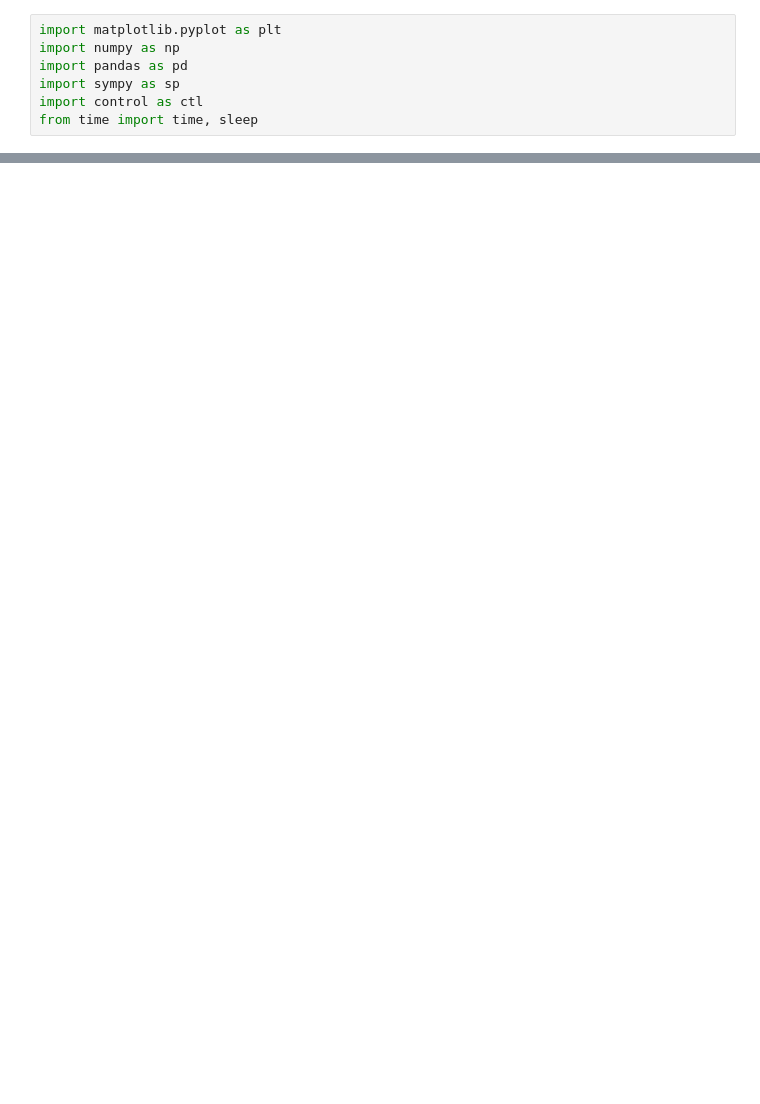
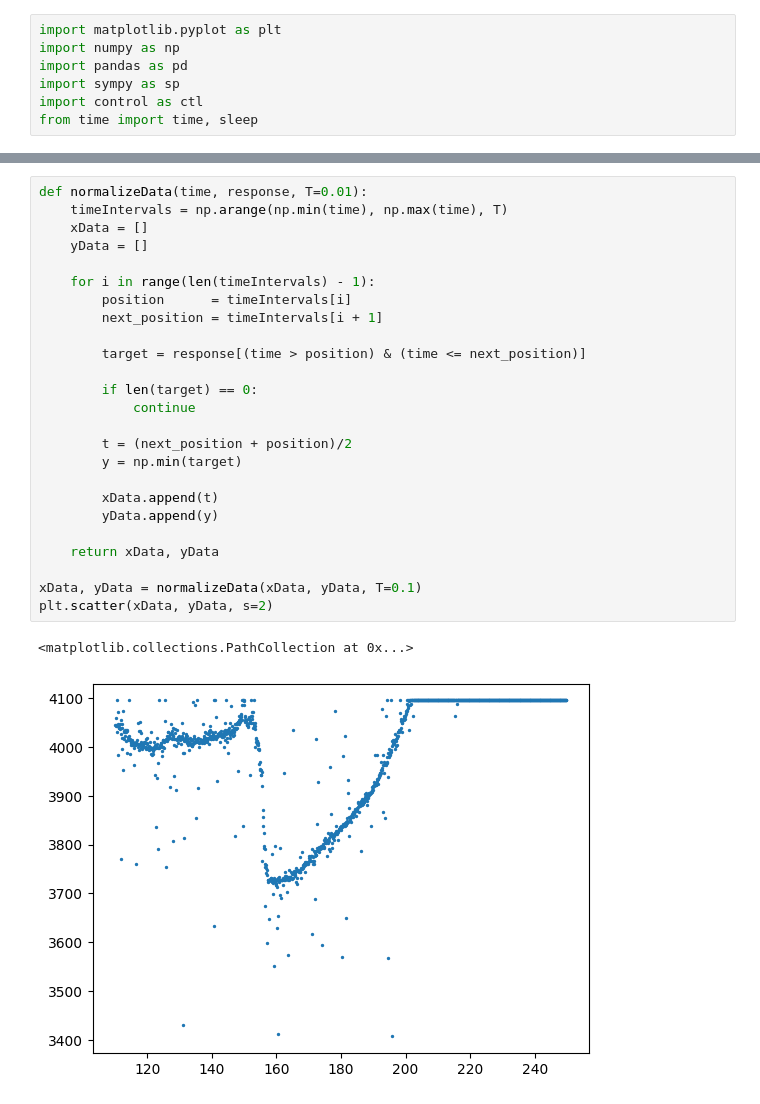
Before and after one commit to KlaussMarchi/FilterSensor, a Jupyter notebook: ANALYSIS/Analysys.ipynb, the cells around one changed output, grey strips where cells are left out. Saved outputs shown, nothing was run; the diff lists cells and outputs as text; blank space fills up the shorter version.

```diff
--- a/ANALYSIS/Analysys.ipynb
+++ b/ANALYSIS/Analysys.ipynb
@@ -195,0 +33,28 @@ No artists with labels found to put in legend.  Note that artists whose label st
+# %%
+def normalizeData(time, response, T=0.01):
+    timeIntervals = np.arange(np.min(time), np.max(time), T)
+    xData = []
+    yData = []
+
+    for i in range(len(timeIntervals) - 1):
+        position      = timeIntervals[i]
+        next_position = timeIntervals[i + 1]
+
+        target = response[(time > position) & (time <= next_position)]
+
+        if len(target) == 0:
+            continue
+
+        t = (next_position + position)/2
+        y = np.min(target)
+
+        xData.append(t)
+        yData.append(y)
+
+    return xData, yData
+
+xData, yData = normalizeData(xData, yData, T=0.1)
+plt.scatter(xData, yData, s=2)
+# %% [output]
+<matplotlib.collections.PathCollection at 0x...>
+[figure, added]
```
Also changed, not shown: parts of 37 cells of this notebook, 4 other files.
